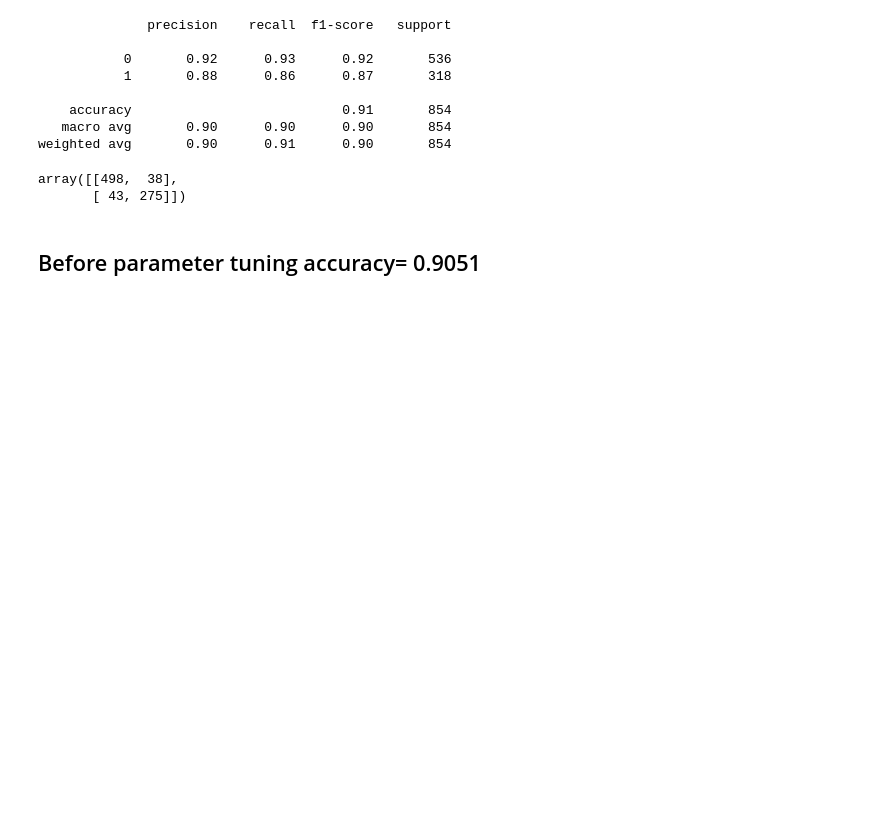
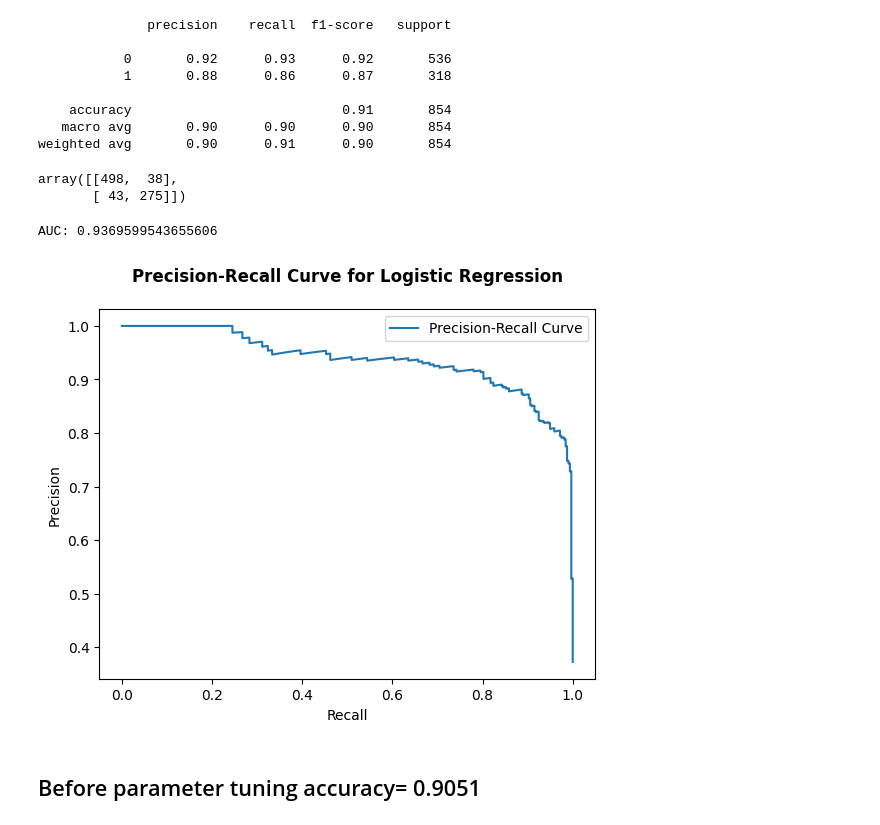
Before and after one commit to notsocertain/SMOTE-vs-ADASYN, a Jupyter notebook: Logistic-Regression(Without Balancing).ipynb, the cells around one changed output. Cells and saved outputs as stored; diff of their text form; code cells hidden in the pictures; blank space fills up the shorter version.

```diff
--- a/Logistic-Regression(Without Balancing).ipynb
+++ b/Logistic-Regression(Without Balancing).ipynb
@@ -220,6 +220,24 @@ confusion_matrix
 # %% [output]
 array([[498,  38],
        [ 43, 275]])
+# %%
+from sklearn.metrics import precision_recall_curve, auc
+# Obtain predicted probabilities for the positive class
+Y_proba = model.predict_proba(X_test_scaled)[:, 1]
+# Compute precision and recall values
+precision, recall, thresholds = precision_recall_curve(Y_test, Y_proba)
+# Plot the precision-recall curve
+auc_score = auc(recall, precision)
+print("AUC:", auc_score)
+plt.plot(recall, precision, label='Precision-Recall Curve')
+plt.xlabel('Recall')
+plt.ylabel('Precision')
+plt.title('Precision-Recall Curve for Logistic Regression',pad= 20, fontweight= "bold")
+plt.legend()
+plt.show()
+# %% [output]
+AUC: 0.9369599543655606
+[figure, added]
 # %% [markdown]
 ## Before parameter tuning accuracy= 0.9051
 # %% [markdown]
```
Also changed, not shown: parts of 11 cells of this notebook, 5 other files.
